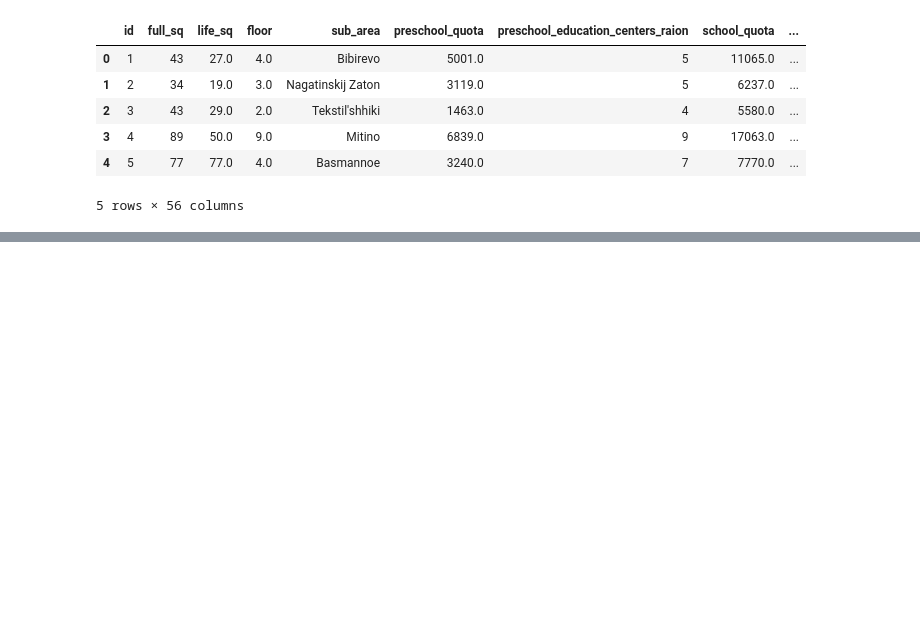
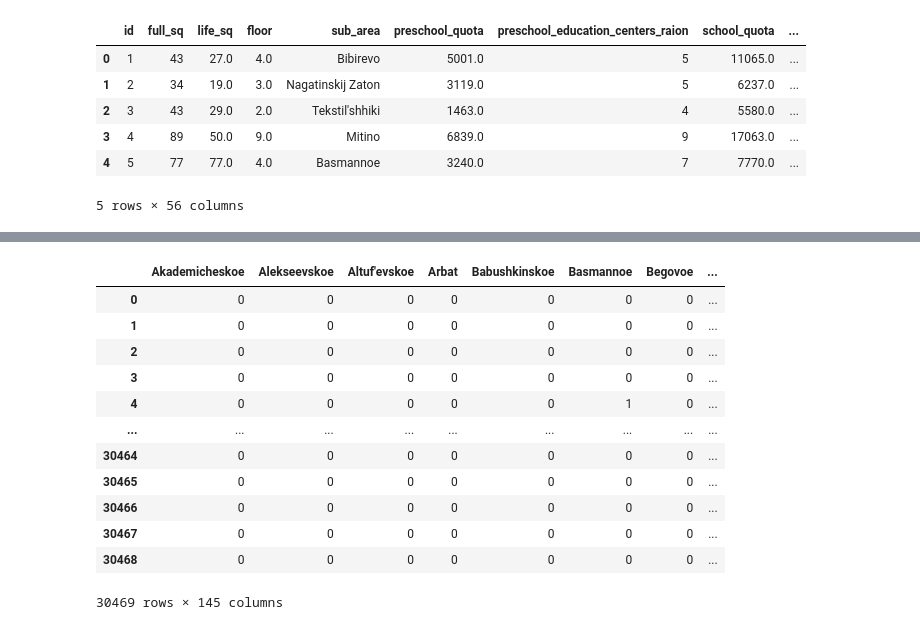
Before and after one commit to olpachino/skillfactory_rds, a Jupyter notebook: draft/U03/ML_Module_02.ipynb, the cells around one changed output, grey strips where cells are left out. Drawn from its saved outputs; the diff is of its cells as text; code cells hidden in the pictures; blank space fills up the shorter version.

```diff
--- a/draft/U03/ML_Module_02.ipynb
+++ b/draft/U03/ML_Module_02.ipynb
@@ -93,0 +133,16 @@ sns.boxplot(x="sub_area", y="price_doc", data=price, palette='rainbow');
+# %%
+pd.get_dummies(data.sub_area, drop_first=True)
+# %% [output]
+|  | Akademicheskoe | Alekseevskoe | Altuf'evskoe | Arbat | Babushkinskoe | Basmannoe | Begovoe | ... |
+| 0 | 0 | 0 | 0 | 0 | 0 | 0 | 0 | ... |
+| 1 | 0 | 0 | 0 | 0 | 0 | 0 | 0 | ... |
+| 2 | 0 | 0 | 0 | 0 | 0 | 0 | 0 | ... |
+| 3 | 0 | 0 | 0 | 0 | 0 | 0 | 0 | ... |
+| 4 | 0 | 0 | 0 | 0 | 0 | 1 | 0 | ... |
+| ... | ... | ... | ... | ... | ... | ... | ... | ... |
+| 30464 | 0 | 0 | 0 | 0 | 0 | 0 | 0 | ... |
+| 30465 | 0 | 0 | 0 | 0 | 0 | 0 | 0 | ... |
+| 30466 | 0 | 0 | 0 | 0 | 0 | 0 | 0 | ... |
+| 30467 | 0 | 0 | 0 | 0 | 0 | 0 | 0 | ... |
+| 30468 | 0 | 0 | 0 | 0 | 0 | 0 | 0 | ... |
+30469 rows × 145 columns
```
Also changed, not shown: parts of 15 cells of this notebook, 1 other file.
